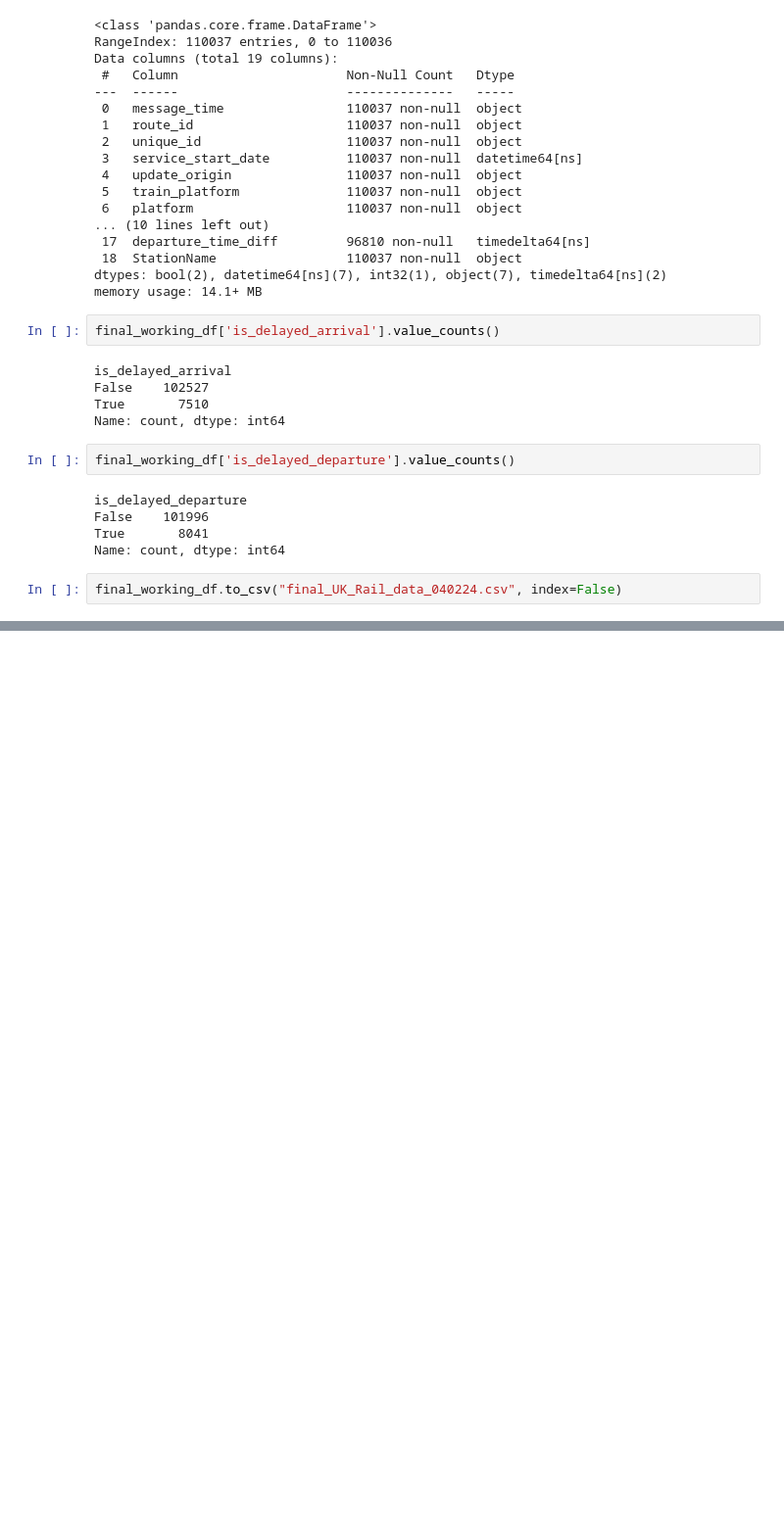
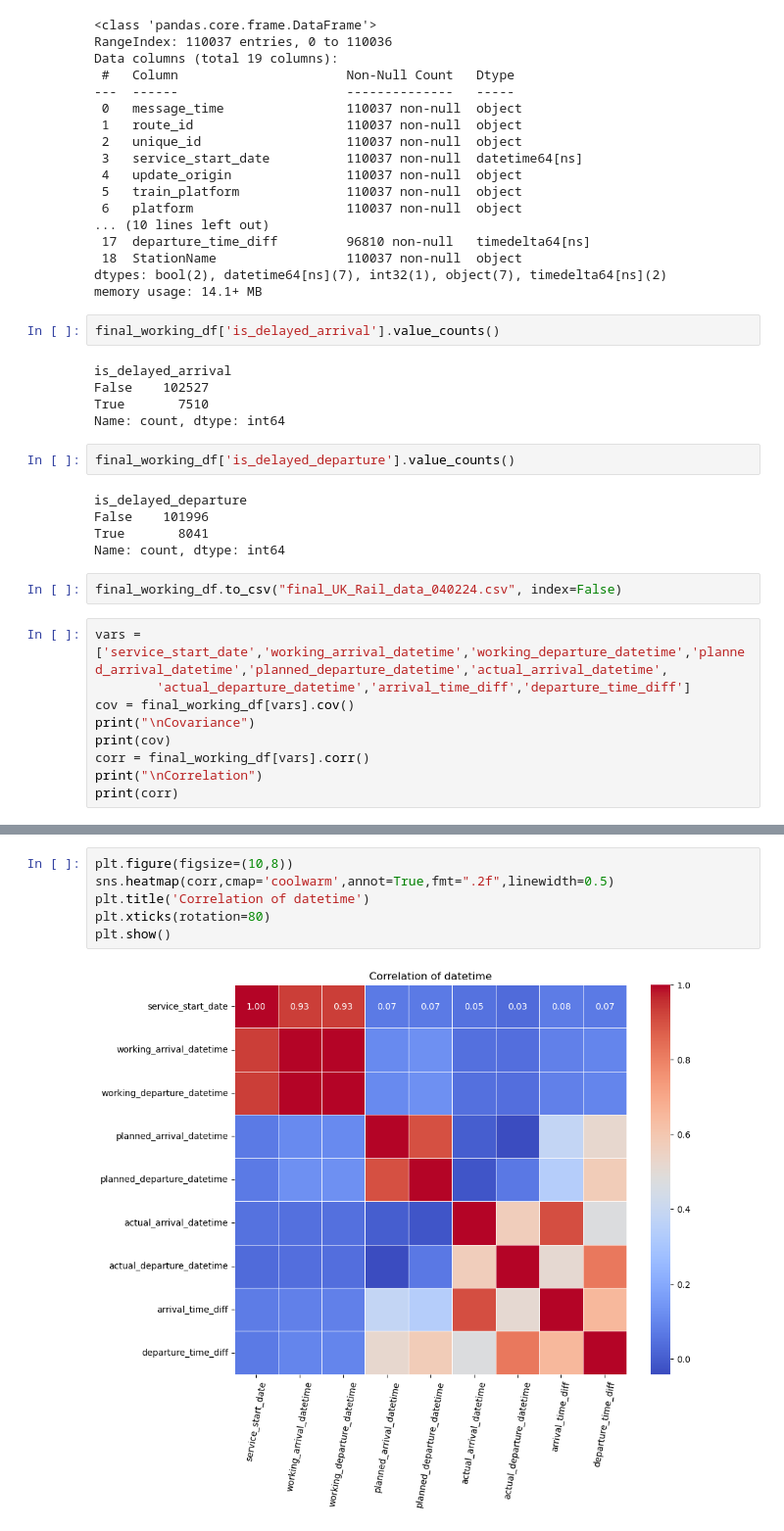
Before and after one commit to blcervone/GC_Final_Project_DataAnalytics, a Jupyter notebook: EDA/UK Rail EDA.ipynb, the cells around one changed output, grey strips where cells are left out. Shown at 98% size. Drawn from its saved outputs; the diff is of its cells as text; blank space fills up the shorter version.

Commit message:
uk rail visualization changes

```diff
--- a/EDA/UK Rail EDA.ipynb
+++ b/EDA/UK Rail EDA.ipynb
@@ -494,3 +493,12 @@ True       8041
 Name: count, dtype: int64
 # %%
 final_working_df.to_csv("final_UK_Rail_data_040224.csv", index=False)
+# %%
+vars = ['service_start_date','working_arrival_datetime','working_departure_datetime','planned_arrival_datetime','planned_departure_datetime','actual_arrival_datetime',
+        'actual_departure_datetime','arrival_time_diff','departure_time_diff']
+cov = final_working_df[vars].cov()
+print("\nCovariance")
+print(cov)
+corr = final_working_df[vars].corr()
+print("\nCorrelation")
+print(corr)
@@ -496,0 +523,8 @@ final_working_df.to_csv("final_UK_Rail_data_040224.csv", index=False)
+# %%
+plt.figure(figsize=(10,8))
+sns.heatmap(corr,cmap='coolwarm',annot=True,fmt=".2f",linewidth=0.5)
+plt.title('Correlation of datetime')
+plt.xticks(rotation=80)
+plt.show()
+# %% [output]
+[figure, added]
```
Also changed, not shown: parts of 9 cells of this notebook.
